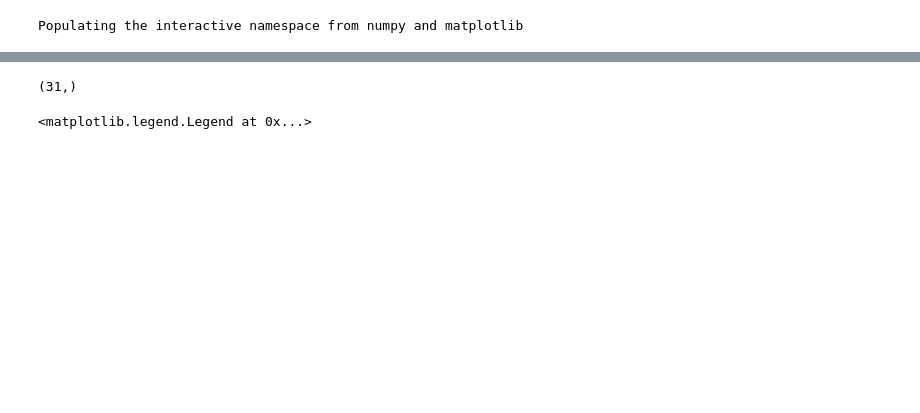
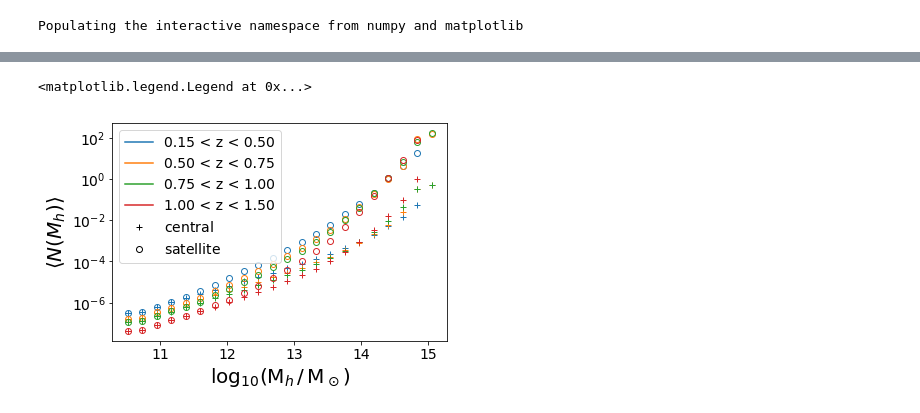
Before and after one commit to LSSTDESC/DEHSC_LSS, a Jupyter notebook: notebooks/HOD_HSC_LSS.ipynb, the cells around one changed output, grey strips where cells are left out. Drawn from its saved outputs; the diff is of its cells as text; code cells hidden in the pictures; blank space fills up the shorter version.

Commit message:
Updated notebook, queried all halos

```diff
--- a/notebooks/HOD_HSC_LSS.ipynb
+++ b/notebooks/HOD_HSC_LSS.ipynb
@@ -63,17 +77,28 @@ m_edges = np.linspace(10.4,15.6,25)
+# %%
+unique_s, inv_s, h_counts_s = np.unique(galaxies['halo_id'][~galaxies['isCentral']],return_inverse=True, return_counts=True)
+sorted_id_s = np.argsort(galaxies['halo_id'][~galaxies['isCentral']])
+# %%
+is_c = galaxies['isCentral']
 # %%
-mean_count, me, ze, _ = binned_statistic_2d(np.log10(data['halo_mass'][sat][sorted_id]), data['redshift'][sat][sorted_id], h_counts[inv[sorted_id]], statistic='mean', bins=[m_edges, z_edges])
-std_count, me, ze, _ = binned_statistic_2d(np.log10(data['halo_mass'][sat][sorted_id]), data['redshift'][sat][sorted_id], h_counts[inv[sorted_id]], statistic='std', bins=[m_edges, z_edges])
-ncount, me, ze, _ = binned_statistic_2d(np.log10(data['halo_mass'][sat][sorted_id]), data['redshift'][sat][sorted_id], h_counts[inv[sorted_id]], statistic='count', bins=[m_edges, z_edges])
+mean_count, me, ze, _ = binned_statistic_2d(np.log10(galaxies['halo_mass'][is_c][sorted_id_c]), galaxies['redshift'][is_c][sorted_id_c], h_counts_c[inv_c[sorted_id_c]], statistic='mean', bins=[m_edges, z_edges])
+std_count, me, ze, _ = binned_statistic_2d(np.log10(galaxies['halo_mass'][is_c][sorted_id_c]), galaxies['redshift'][is_c][sorted_id_c], h_counts_c[inv_c[sorted_id_c]], statistic='std', bins=[m_edges, z_edges])
+ncount, me, ze, _ = binned_statistic_2d(np.log10(galaxies['halo_mass'][is_c][sorted_id_c]), galaxies['redshift'][is_c][sorted_id_c], h_counts_c[inv_c[sorted_id_c]], statistic='count', bins=[m_edges, z_edges])
-# %%
-me.shape
-# %% [output]
-(31,)
+# %%
+mean_count_s, me, ze, _ = binned_statistic_2d(np.log10(galaxies['halo_mass'][~is_c][sorted_id_s]), galaxies['redshift'][~is_c][sorted_id_s], h_counts_s[inv_s[sorted_id_s]], statistic='mean', bins=[m_edges, z_edges])
+std_count_s, me, ze, _ = binned_statistic_2d(np.log10(galaxies['halo_mass'][~is_c][sorted_id_s]), galaxies['redshift'][~is_c][sorted_id_s], h_counts_s[inv_s[sorted_id_s]], statistic='std', bins=[m_edges, z_edges])
+ncount_s, me, ze, _ = binned_statistic_2d(np.log10(galaxies['halo_mass'][~is_c][sorted_id_s]), galaxies['redshift'][~is_c][sorted_id_s], h_counts_s[inv_s[sorted_id_s]], statistic='count', bins=[m_edges, z_edges])
 # %%
+colors = ['C0','C1','C2','C3','C4','C5']
 for i in range(mean_count.shape[1]):
-    plt.errorbar(0.5*me[1:]+0.5*me[:-1], mean_count[:,i], std_count[:,i]/np.sqrt(ncount[:,i]),linestyle='none', fmt='o', fillstyle='none', label='%.2f < z < %.2f' % (ze[i], ze[i+1]))
+    plt.errorbar(0.5*me[1:]+0.5*me[:-1], mean_count[:,i]/nh[:,i], std_count[:,i]/(nh[:,i]*np.sqrt(ncount[:,i])),linestyle='none', fmt='+', fillstyle='none', color=colors[i])
+    plt.errorbar(0.5*me[1:]+0.5*me[:-1], mean_count_s[:,i]/nh[:,i], std_count_s[:,i]/(nh[:,i]*np.sqrt(ncount_s[:,i])),linestyle='none', fmt='o', fillstyle='none', color=colors[i])
+    plt.plot(11,-1, label='%.2f < z < %.2f' % (ze[i], ze[i+1]))
+plt.plot(11,-1,'k+', label=r'$\rm central$')
+plt.plot(11,-1,'ko', fillstyle='none', label=r'$\rm satellite$')
 plt.xlabel(r'$\log_{10}\left({\rm M}_h \,/\, {\rm M}_\odot\right)$', fontsize=20)
-plt.ylabel(r'$\langle N_{\rm sat}(M_{h}) \rangle$', fontsize=20)
+plt.ylabel(r'$\langle N(M_{h}) \rangle$', fontsize=20)
 plt.yscale('log')
 plt.legend(loc='best')
 # %% [output]
 <matplotlib.legend.Legend at 0x...>
+[figure, added]
```
Also changed, not shown: parts of 25 cells of this notebook.
